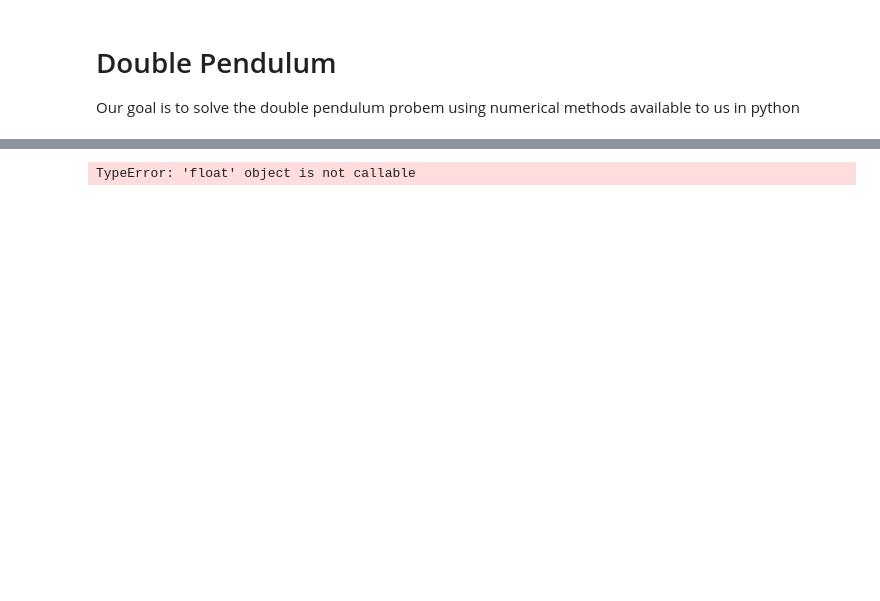
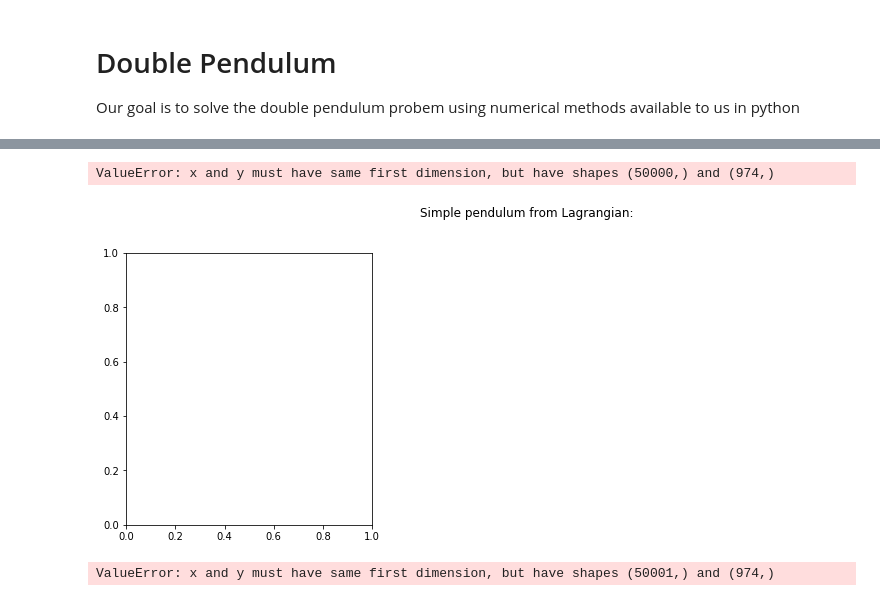
Before and after one commit to APA643/5300-final, a Jupyter notebook: Double Pendulum.ipynb, the cells around one changed output, grey strips where cells are left out. Drawn from its saved outputs; the diff is of its cells as text; code cells hidden in the pictures; blank space fills up the shorter version.

```diff
--- a/Double Pendulum.ipynb
+++ b/Double Pendulum.ipynb
@@ -149,52 +169,57 @@ phi_0 = (3./4.)*np.pi
 phi_dot_0 = 0.
 phi_1 = (3./4.)*np.pi
 phi_dot_1 = 1.
-phi, phi_dot = p1.solve_ode(t_pts, phi_0, phi_dot_0, phi_1, phi_dot_1)
+phi_0, phi_dot_0, phi_1, phi_dot_1 = p1.solve_ode(t_pts, phi_0, phi_dot_0, phi_1, phi_dot_1)
 
 
 # start the plot!
 fig = plt.figure(figsize=(15,5))
-overall_title = 'Simple pendulum from Lagrangian:  ' + \
-                rf' $\omega_0 = {p1.omega_0:.2f},$' + \
-                rf'  $\phi_0 = {phi_0:.2f},$' + \
-                rf' $\dot\phi_0 = {phi_dot_0:.2f}$' + \
-                '\n'     # \n means a new line (adds some space here)
+overall_title = 'Simple pendulum from Lagrangian:  '
 fig.suptitle(overall_title, va='baseline')
 
 # first plot: phi plot
 ax_a = fig.add_subplot(1,3,1)
 
 start, stop = start_stop_indices(t_pts, t_start, t_end)
-plot_y_vs_x(t_pts[start : stop], phi[start : stop],
-            axis_labels=phi_vs_time_labels,
-            color='blue',
-            label=None,
-            title=r'$\phi(t)$',
-            ax=ax_a)
+plot_y_vs_x(t_pts[start : stop], phi_0[start : stop])
 
 # second plot: phi_dot plot
 ax_b = fig.add_subplot(1,3,2)
 
 start, stop = start_stop_indices(t_pts, t_start, t_end)
-plot_y_vs_x(t_pts[start : stop], phi_dot[start : stop],
-            axis_labels=phi_vs_time_labels,
+plot_y_vs_x(t_pts[start : stop], phi_1[start : stop],
+
             color='blue',
             label=None,
             title=r'$p_\phi$',
             ax=ax_b)
 
 # third plot: state space plot from t=30 to t=50
 ax_c = fig.add_subplot(1,3,3)
 
 start, stop = start_stop_indices(t_pts, t_start, t_end)
-plot_y_vs_x(phi[start : stop], phi_dot[start : stop],
-            axis_labels=state_space_labels,
+plot_y_vs_x(phi_1[start : stop], phi_dot_1[start : stop],
+
             color='blue',
             label=None,
             title='State space',
             ax=ax_c)
 
 fig.tight_layout()
 fig.savefig('simple_pendulum_Lagrange.png', bbox_inches='tight')
 # %% [output]
-TypeError: 'float' object is not callable
+ValueError: x and y must have same first dimension, but have shapes (50000,) and (974,)
+[figure, added]
+# %%
+
+ax = fig.add_subplot(1,1,1)
+ax.plot(t_pts,phi_0, color='blue', label='phi_0')
+ax.plot(t_pts,phi_1, color='red', label='phi_1')
+
+
+
+ax.set_xlabel('time')
+ax.set_ylabel('angle')
+ax.legend(loc='upper right')
+# %% [output]
+ValueError: x and y must have same first dimension, but have shapes (50001,) and (974,)
```
Also changed, not shown: parts of 4 cells of this notebook, 1 other file.
